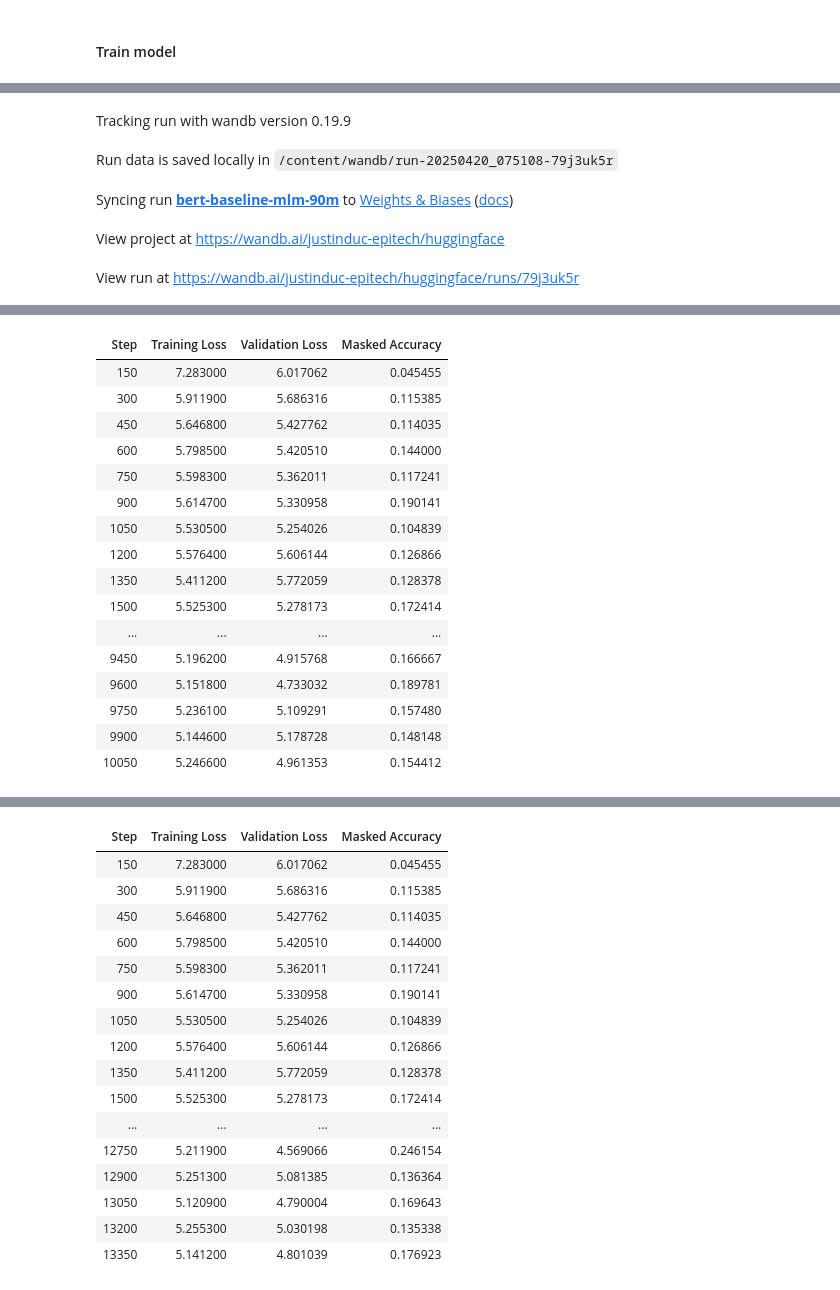
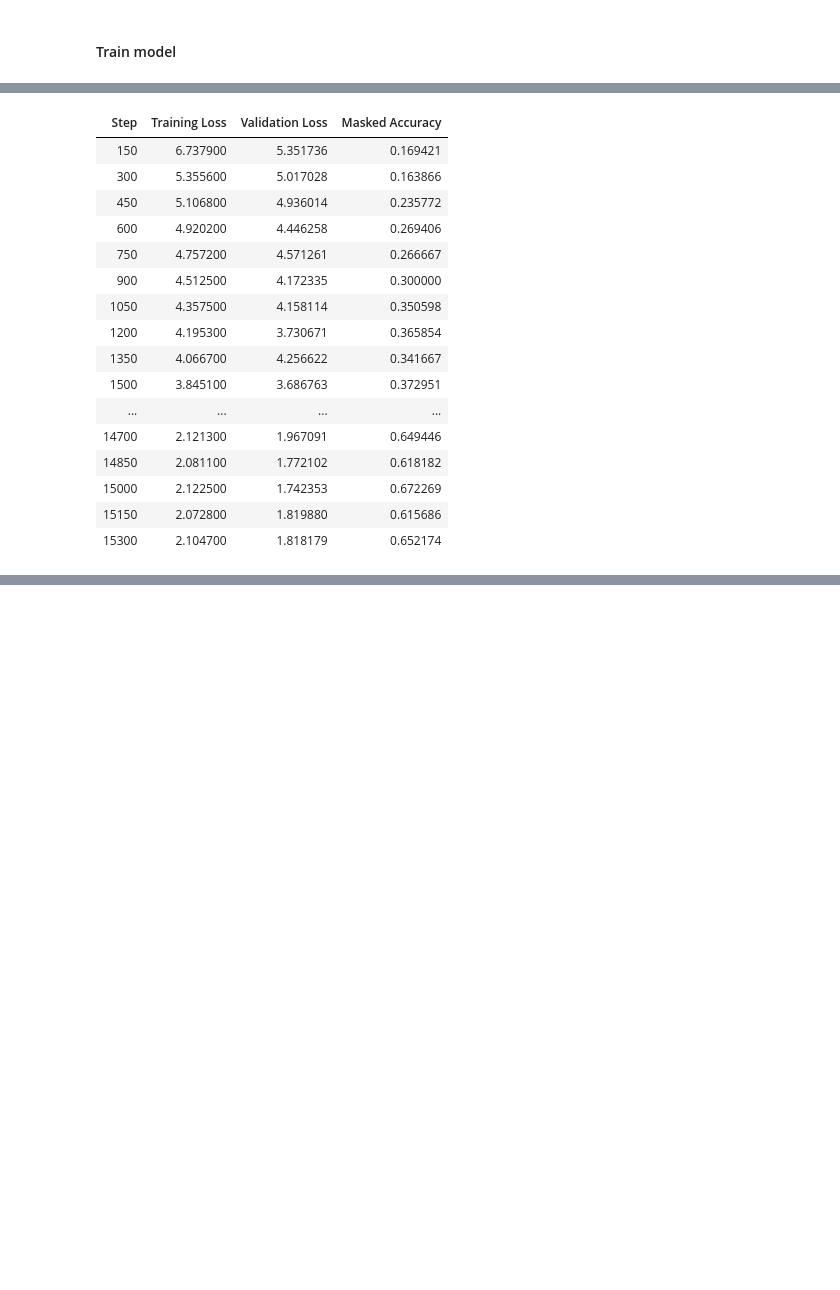
Before and after one commit to Just1truc/share-qa, a Jupyter notebook: train.ipynb, the cells around one changed output, grey strips where cells are left out. Saved outputs shown, nothing was run; the diff lists cells and outputs as text; code cells hidden in the pictures; blank space fills up the shorter version.

```diff
--- a/train.ipynb
+++ b/train.ipynb
@@ -247,7 +308,7 @@ eval_dataset = SAUTEDataset(split="test", dialog_format="full")
 from torch.utils.data import Subset
 import random
 
-subset_size = 50
+subset_size = 10
 indices = random.sample(range(len(eval_dataset)), subset_size)
 test_dataset = Subset(eval_dataset, indices)
 
@@ -265,5 +358,9 @@ model = BertForMaskedLM(config=bert_config)
 # %%
-fixed_batch = train_dataset[1]
+fixed_batch = batch_collator([train_dataset[0]])
+
+print(fixed_batch["input_ids"].shape)
+print(fixed_batch["labels"].shape)
+print(fixed_batch["attention_mask"].shape)
 tokenizer = BertTokenizerFast.from_pretrained("bert-base-uncased")
 
 wandb_logger_callback = WandbPredictionLoggerCallback(
@@ -320,12 +421,14 @@ Estimated Total Size (MB): 449.59
 #### Train model
 # %%
 training_args = TrainingArguments(
-    output_dir="bert-baseline-mlm-90m",
-    per_device_train_batch_size=1,
+    output_dir="batched-bert-baseline-mlm-edu-90m",
+    per_device_train_batch_size=5,
+    per_device_eval_batch_size=5,
     # save_strategy="steps",
     # save_steps=1000,
     eval_strategy="steps",
     eval_steps=150,
+    logging_dir="./logs-bert",
     logging_steps=150,
     learning_rate=5e-5,
     num_train_epochs=3,
@@ -339,7 +442,8 @@ trainer = Trainer(
     args=training_args,
     train_dataset=train_dataset,
     eval_dataset=test_dataset,
-    data_collator=lambda batch: batch[0],
+    # data_collator=lambda batch: batch[0],
+    data_collator=batch_collator,
     callbacks=[wandb_logger_callback],
     compute_metrics=compute_metrics
 )
@@ -352,5 +453,0 @@ wandb: Currently logged in as: justinduc (justinduc-epitech) to https://api.wand
-Tracking run with wandb version 0.19.9
-Run data is saved locally in /content/wandb/run-20250420_075108-79j3uk5r
-Syncing run bert-baseline-mlm-90m to Weights & Biases (docs)
-View project at https://wandb.ai/justinduc-epitech/huggingface
-View run at https://wandb.ai/justinduc-epitech/huggingface/runs/79j3uk5r
@@ -358,17 +455,17 @@ View run at https://wandb.ai/justinduc-epitech/huggingface/runs/79j3uk5r
 | Step | Training Loss | Validation Loss | Masked Accuracy |
-| 150 | 7.283000 | 6.017062 | 0.045455 |
-| 300 | 5.911900 | 5.686316 | 0.115385 |
-| 450 | 5.646800 | 5.427762 | 0.114035 |
-| 600 | 5.798500 | 5.420510 | 0.144000 |
-| 750 | 5.598300 | 5.362011 | 0.117241 |
-| 900 | 5.614700 | 5.330958 | 0.190141 |
-| 1050 | 5.530500 | 5.254026 | 0.104839 |
-| 1200 | 5.576400 | 5.606144 | 0.126866 |
-| 1350 | 5.411200 | 5.772059 | 0.128378 |
-| 1500 | 5.525300 | 5.278173 | 0.172414 |
+| 150 | 6.737900 | 5.351736 | 0.169421 |
+| 300 | 5.355600 | 5.017028 | 0.163866 |
+| 450 | 5.106800 | 4.936014 | 0.235772 |
+| 600 | 4.920200 | 4.446258 | 0.269406 |
+| 750 | 4.757200 | 4.571261 | 0.266667 |
+| 900 | 4.512500 | 4.172335 | 0.300000 |
+| 1050 | 4.357500 | 4.158114 | 0.350598 |
+| 1200 | 4.195300 | 3.730671 | 0.365854 |
+| 1350 | 4.066700 | 4.256622 | 0.341667 |
+| 1500 | 3.845100 | 3.686763 | 0.372951 |
 | ... | ... | ... | ... |
-| 9450 | 5.196200 | 4.915768 | 0.166667 |
-| 9600 | 5.151800 | 4.733032 | 0.189781 |
-| 9750 | 5.236100 | 5.109291 | 0.157480 |
-| 9900 | 5.144600 | 5.178728 | 0.148148 |
-| 10050 | 5.246600 | 4.961353 | 0.154412 |
+| 14700 | 2.121300 | 1.967091 | 0.649446 |
+| 14850 | 2.081100 | 1.772102 | 0.618182 |
+| 15000 | 2.122500 | 1.742353 | 0.672269 |
+| 15150 | 2.072800 | 1.819880 | 0.615686 |
+| 15300 | 2.104700 | 1.818179 | 0.652174 |
@@ -376,17 +471,0 @@ View run at https://wandb.ai/justinduc-epitech/huggingface/runs/79j3uk5r
-| Step | Training Loss | Validation Loss | Masked Accuracy |
-| 150 | 7.283000 | 6.017062 | 0.045455 |
-| 300 | 5.911900 | 5.686316 | 0.115385 |
-| 450 | 5.646800 | 5.427762 | 0.114035 |
-| 600 | 5.798500 | 5.420510 | 0.144000 |
-| 750 | 5.598300 | 5.362011 | 0.117241 |
-| 900 | 5.614700 | 5.330958 | 0.190141 |
-| 1050 | 5.530500 | 5.254026 | 0.104839 |
-| 1200 | 5.576400 | 5.606144 | 0.126866 |
-| 1350 | 5.411200 | 5.772059 | 0.128378 |
-| 1500 | 5.525300 | 5.278173 | 0.172414 |
-| ... | ... | ... | ... |
-| 12750 | 5.211900 | 4.569066 | 0.246154 |
-| 12900 | 5.251300 | 5.081385 | 0.136364 |
-| 13050 | 5.120900 | 4.790004 | 0.169643 |
-| 13200 | 5.255300 | 5.030198 | 0.135338 |
-| 13350 | 5.141200 | 4.801039 | 0.176923 |
```
Also changed, not shown: parts of 14 cells of this notebook.
